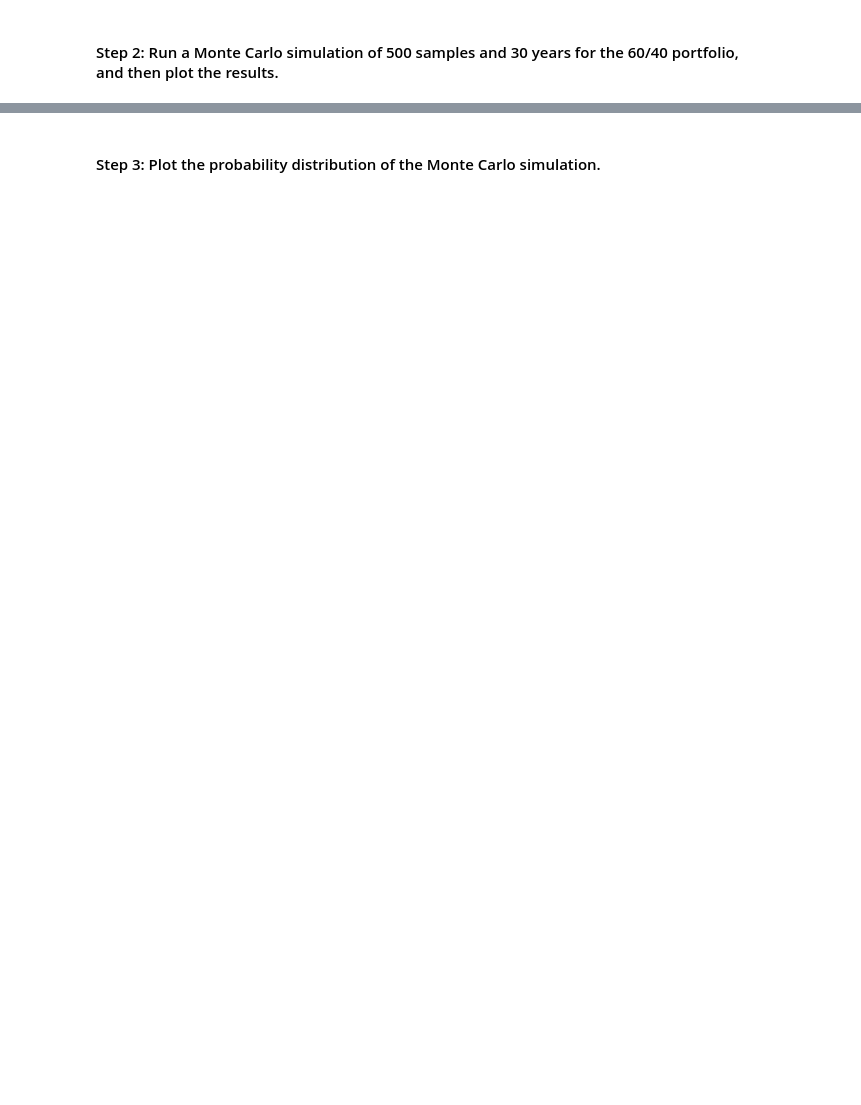
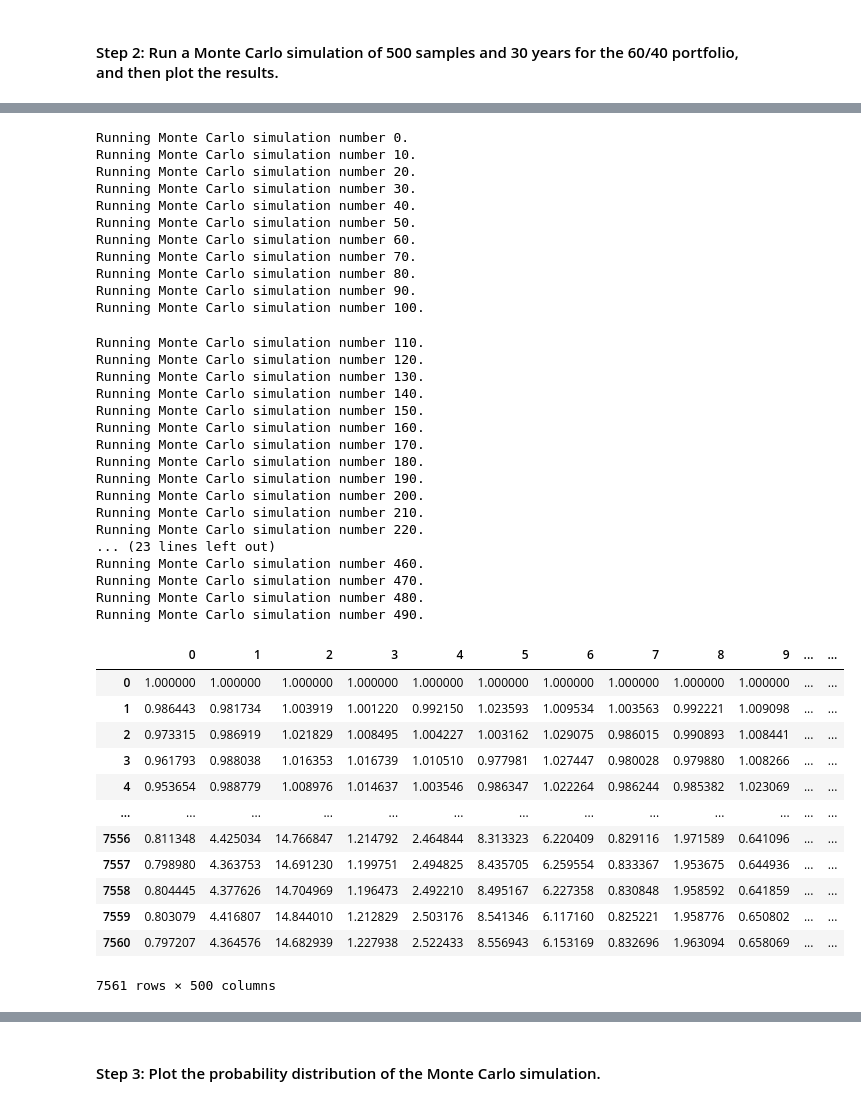
Before and after one commit to ethansilvas/financial-planning-forecaster, a Jupyter notebook: financial_planning_tools.ipynb, the cells around one changed output, grey strips where cells are left out. Saved outputs shown, nothing was run; the diff lists cells and outputs as text; code cells hidden in the pictures; blank space fills up the shorter version.

```diff
--- a/financial_planning_tools.ipynb
+++ b/financial_planning_tools.ipynb
@@ -459,6 +504,48 @@ In this section, you’ll use the MCForecastTools library to create a Monte Carl
 # %%
 # Run the Monte Carlo simulation to forecast 30 years cumulative returns
-# YOUR CODE HERE
+mc_40bonds_60stocks.calc_cumulative_return()
+# %% [output]
+Running Monte Carlo simulation number 0.
+Running Monte Carlo simulation number 10.
+Running Monte Carlo simulation number 20.
+Running Monte Carlo simulation number 30.
+Running Monte Carlo simulation number 40.
+Running Monte Carlo simulation number 50.
+Running Monte Carlo simulation number 60.
+Running Monte Carlo simulation number 70.
+Running Monte Carlo simulation number 80.
+Running Monte Carlo simulation number 90.
+Running Monte Carlo simulation number 100.
+Running Monte Carlo simulation number 110.
+Running Monte Carlo simulation number 120.
+Running Monte Carlo simulation number 130.
+Running Monte Carlo simulation number 140.
+Running Monte Carlo simulation number 150.
+Running Monte Carlo simulation number 160.
+Running Monte Carlo simulation number 170.
+Running Monte Carlo simulation number 180.
+Running Monte Carlo simulation number 190.
+Running Monte Carlo simulation number 200.
+Running Monte Carlo simulation number 210.
+Running Monte Carlo simulation number 220.
+... (23 lines left out)
+Running Monte Carlo simulation number 460.
+Running Monte Carlo simulation number 470.
+Running Monte Carlo simulation number 480.
+Running Monte Carlo simulation number 490.
+|  | 0 | 1 | 2 | 3 | 4 | 5 | 6 | 7 | 8 | 9 | ... | ... |
+| 0 | 1.000000 | 1.000000 | 1.000000 | 1.000000 | 1.000000 | 1.000000 | 1.000000 | 1.000000 | 1.000000 | 1.000000 | ... | ... |
+| 1 | 0.986443 | 0.981734 | 1.003919 | 1.001220 | 0.992150 | 1.023593 | 1.009534 | 1.003563 | 0.992221 | 1.009098 | ... | ... |
+| 2 | 0.973315 | 0.986919 | 1.021829 | 1.008495 | 1.004227 | 1.003162 | 1.029075 | 0.986015 | 0.990893 | 1.008441 | ... | ... |
+| 3 | 0.961793 | 0.988038 | 1.016353 | 1.016739 | 1.010510 | 0.977981 | 1.027447 | 0.980028 | 0.979880 | 1.008266 | ... | ... |
+| 4 | 0.953654 | 0.988779 | 1.008976 | 1.014637 | 1.003546 | 0.986347 | 1.022264 | 0.986244 | 0.985382 | 1.023069 | ... | ... |
+| ... | ... | ... | ... | ... | ... | ... | ... | ... | ... | ... | ... | ... |
+| 7556 | 0.811348 | 4.425034 | 14.766847 | 1.214792 | 2.464844 | 8.313323 | 6.220409 | 0.829116 | 1.971589 | 0.641096 | ... | ... |
+| 7557 | 0.798980 | 4.363753 | 14.691230 | 1.199751 | 2.494825 | 8.435705 | 6.259554 | 0.833367 | 1.953675 | 0.644936 | ... | ... |
+| 7558 | 0.804445 | 4.377626 | 14.704969 | 1.196473 | 2.492210 | 8.495167 | 6.227358 | 0.830848 | 1.958592 | 0.641859 | ... | ... |
+| 7559 | 0.803079 | 4.416807 | 14.844010 | 1.212829 | 2.503176 | 8.541346 | 6.117160 | 0.825221 | 1.958776 | 0.650802 | ... | ... |
+| 7560 | 0.797207 | 4.364576 | 14.682939 | 1.227938 | 2.522433 | 8.556943 | 6.153169 | 0.832696 | 1.963094 | 0.658069 | ... | ... |
+7561 rows × 500 columns
 # %%
 # Visualize the 30-year Monte Carlo simulation by creating an
 # overlay line plot
```
Also changed, not shown: parts of 8 cells of this notebook.
